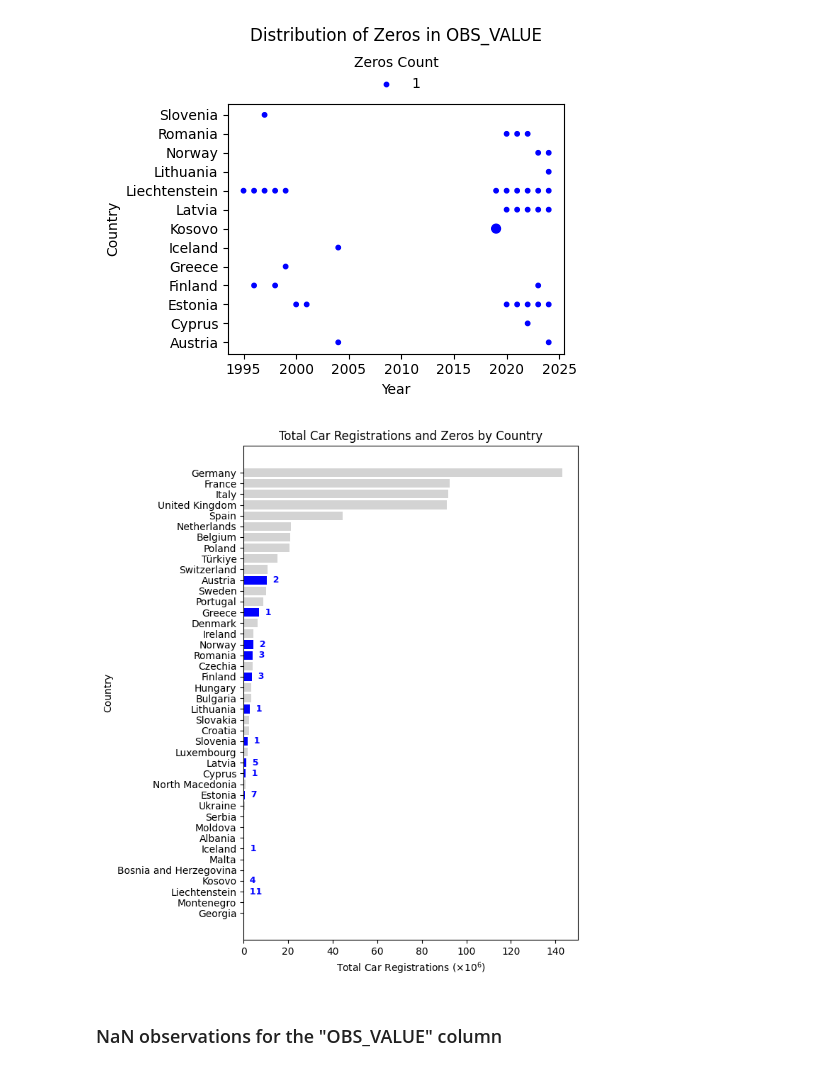
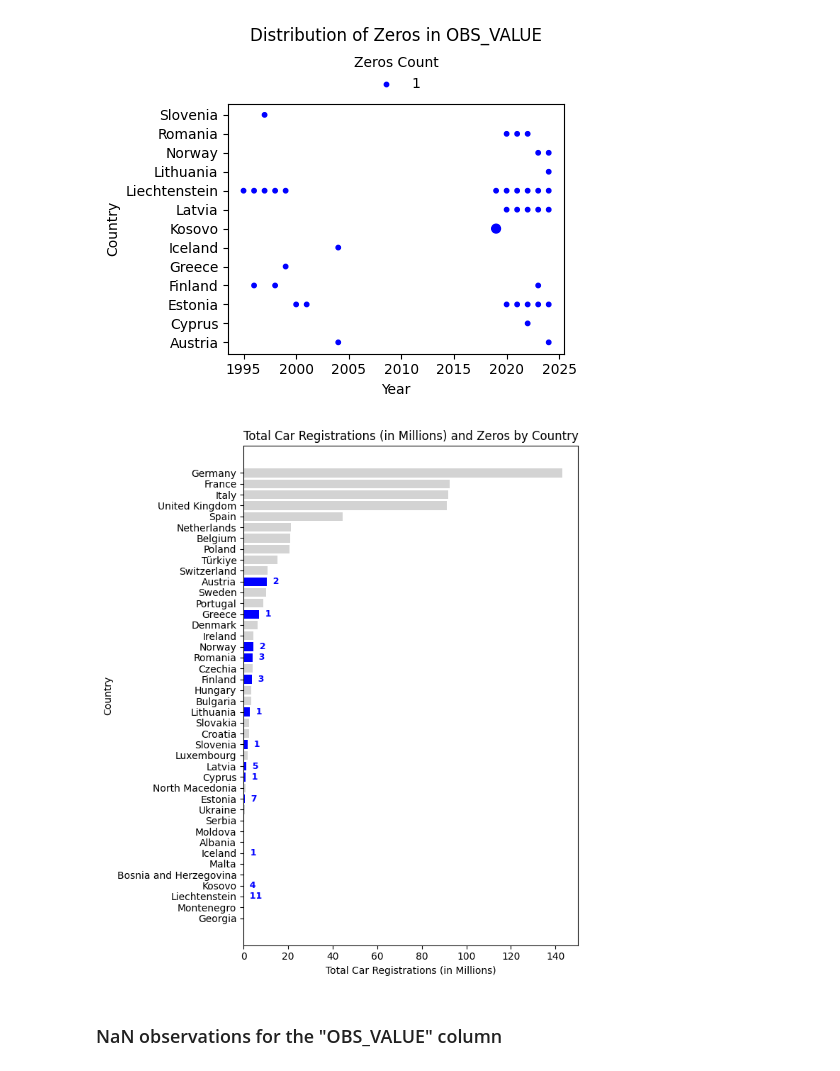
Before and after one commit to GianlucaRigatti/dataviz-project, a Jupyter notebook: technical_report/1_dataset_analysis_eurostat_new_passenger_cars_by_type_of_motor_energy_and_engine_size.ipynb, the cells around one changed output. Saved outputs shown, nothing was run; the diff lists cells and outputs as text; code cells hidden in the pictures.

```diff
--- a/technical_report/1_dataset_analysis_eurostat_new_passenger_cars_by_type_of_motor_energy_and_engine_size.ipynb
+++ b/technical_report/1_dataset_analysis_eurostat_new_passenger_cars_by_type_of_motor_energy_and_engine_size.ipynb
@@ -258,36 +258,36 @@ bar_colors = [
 ax.barh(
     plot_df.index,
     plot_df["total_registrations"] / 1e6,
     color=bar_colors
 )
 
 # Labels for countries with zero observations
 for country, registrations, zeros in zip(
     plot_df.index,
     plot_df["total_registrations"] / 1e6,
     plot_df["zero_observations"]
 ):
     if zeros > 0:
         ax.text(
             registrations,
             country,
             f"  {int(zeros)}",
             va="center",
             fontsize=9,
             fontweight="bold",
             color="blue"
         )
 
-ax.set_xlabel("Total Car Registrations ($\\times10^6$)")
+ax.set_xlabel("Total Car Registrations (in Millions)")
 ax.set_ylabel("Country")
 
-ax.set_title("Total Car Registrations and Zeros by Country")
+ax.set_title("Total Car Registrations (in Millions) and Zeros by Country")
 
 plt.tight_layout()
 plt.savefig("img/total_car_registrations_and_zeros_by_country.png", dpi=300)
 plt.show()
 # %% [output]
-[figure, old version]
+[figure, new version]
 # %% [markdown]
 ### NaN observations for the "OBS_VALUE" column
 # %%
```
Also changed, not shown: 2 other files.
